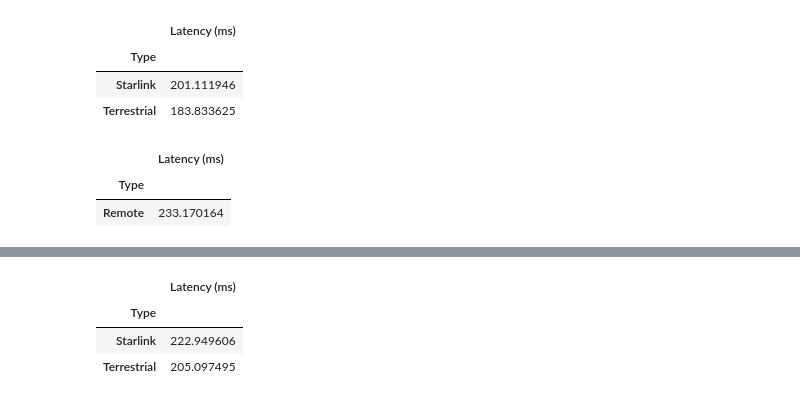
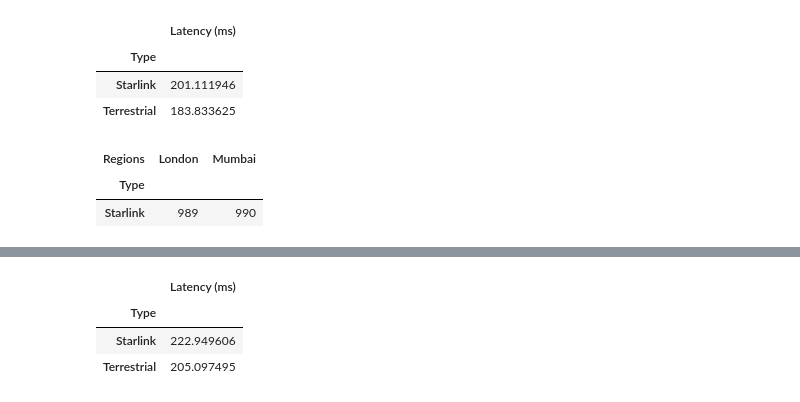
Before and after one commit to Starlink-Measurement/starlink-plot, a Jupyter notebook: plot_ping.ipynb, the cells around one changed output, grey strips where cells are left out. Drawn from its saved outputs; the diff is of its cells as text; code cells hidden in the pictures.

```diff
--- a/plot_ping.ipynb
+++ b/plot_ping.ipynb
@@ -74,7 +74,7 @@ for folder in glob.glob('data/Home_network_data/Ping/*'):
 #src_dirs = [(N_STARLINK, 'data/starlink-data/Ping/sydney_2022-07-21_starlink_ping/')]
 #src_dirs += [(N_HOME, 'data/Home_network_data/Ping/sydney_2022-07-21_trad_ping/')]
 
-src_dirs = [(N_STARLINK, 'data/starlink-data/Ping/motion_starlink_ping/')]
+#src_dirs = [(N_STARLINK, 'data/starlink-data/Ping/motion_starlink_ping/')]
 
 #src_dirs = [(N_HAMPTON, 'data/starlink-data/Ping/2022-07-13_starlink_mann_ping/')]
 
@@ -84,5 +84,7 @@ src_dirs = [(N_STARLINK, 'data/starlink-data/Ping/motion_starlink_ping/')]
 #src_dirs = [(N_STARLINK_REMOTE, 'data/Koeye/koeye_ping_measurements_2022-05-20/')]
 
 #src_dirs = [('Dish C', 'data/starlink-data/Ping/2022-06-28_xiaoqiang_starlink_ping/')]
+
+src_dirs = [(N_STARLINK, 'data/starlink-data/Ping/2023-06-19_starlink_ping_isltest/')]
 src_dirs
 # %% [output]
@@ -380,11 +386,11 @@ df_old.pivot_table(index=N_TYPE, values=N_LATENCY)
 | Starlink | 201.111946 |
 | Terrestrial | 183.833625 |
 # %%
-df.pivot_table(index=N_TYPE, values=N_LATENCY)
+df.pivot_table(index=N_TYPE, columns=[N_REGIONS], values=N_LATENCY, aggfunc='count')
 # %% [output]
-|  | Latency (ms) |
-| Type |  |
-| Remote | 233.170164 |
+| Regions | London | Mumbai |
+| Type |  |  |
+| Starlink | 989 | 990 |
 # %%
 df.pivot_table(index=N_REGIONS, columns=N_TYPE, values=N_LATENCY)
 # %% [output]
```
Also changed, not shown: parts of 11 cells of this notebook, 2 other files.
